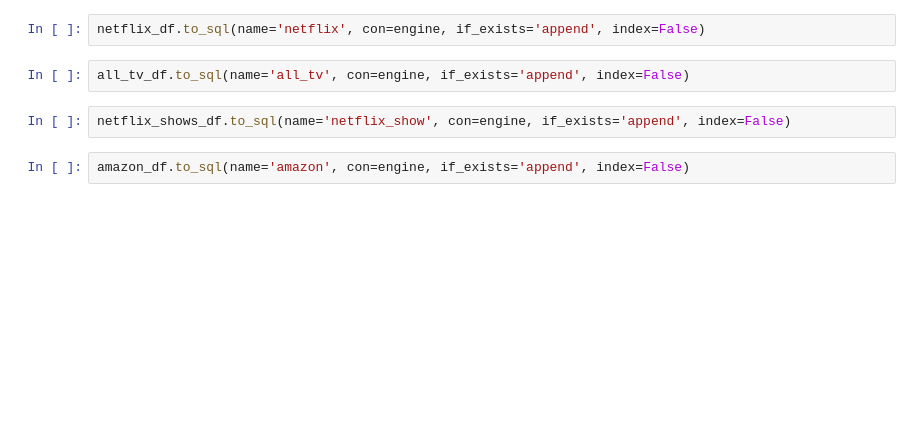
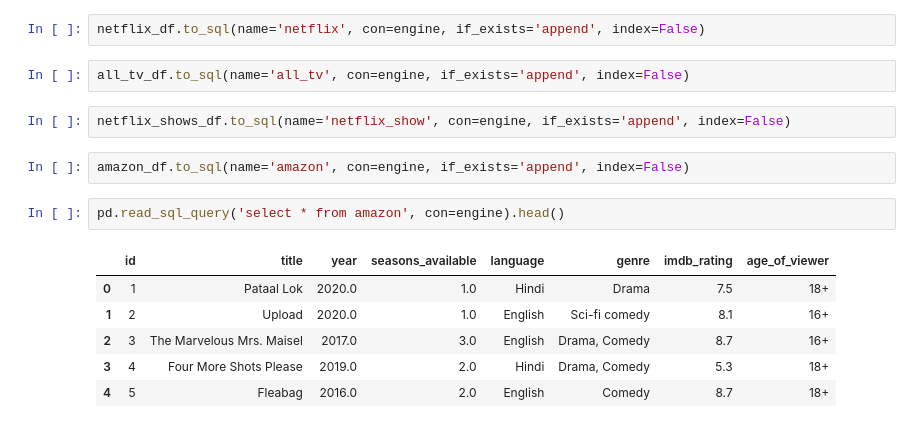
Before and after one commit to gabrielmacey/tv_shows_etl, a Jupyter notebook: shows_and_networks.ipynb, the cells around one changed output. Cells and saved outputs as stored; diff of their text form; blank space fills up the shorter version.

```diff
--- a/shows_and_networks.ipynb
+++ b/shows_and_networks.ipynb
@@ -69,3 +134,12 @@ all_tv_df.to_sql(name='all_tv', con=engine, if_exists='append', index=False)
 netflix_shows_df.to_sql(name='netflix_show', con=engine, if_exists='append', index=False)
 # %%
 amazon_df.to_sql(name='amazon', con=engine, if_exists='append', index=False)
+# %%
+pd.read_sql_query('select * from amazon', con=engine).head()
+# %% [output]
+|  | id | title | year | seasons_available | language | genre | imdb_rating | age_of_viewer |
+| 0 | 1 | Pataal Lok | 2020.0 | 1.0 | Hindi | Drama | 7.5 | 18+ |
+| 1 | 2 | Upload | 2020.0 | 1.0 | English | Sci-fi comedy | 8.1 | 16+ |
+| 2 | 3 | The Marvelous Mrs. Maisel | 2017.0 | 3.0 | English | Drama, Comedy | 8.7 | 16+ |
+| 3 | 4 | Four More Shots Please | 2019.0 | 2.0 | Hindi | Drama, Comedy | 5.3 | 18+ |
+| 4 | 5 | Fleabag | 2016.0 | 2.0 | English | Comedy | 8.7 | 18+ |
```
Also changed, not shown: parts of 11 cells of this notebook.
